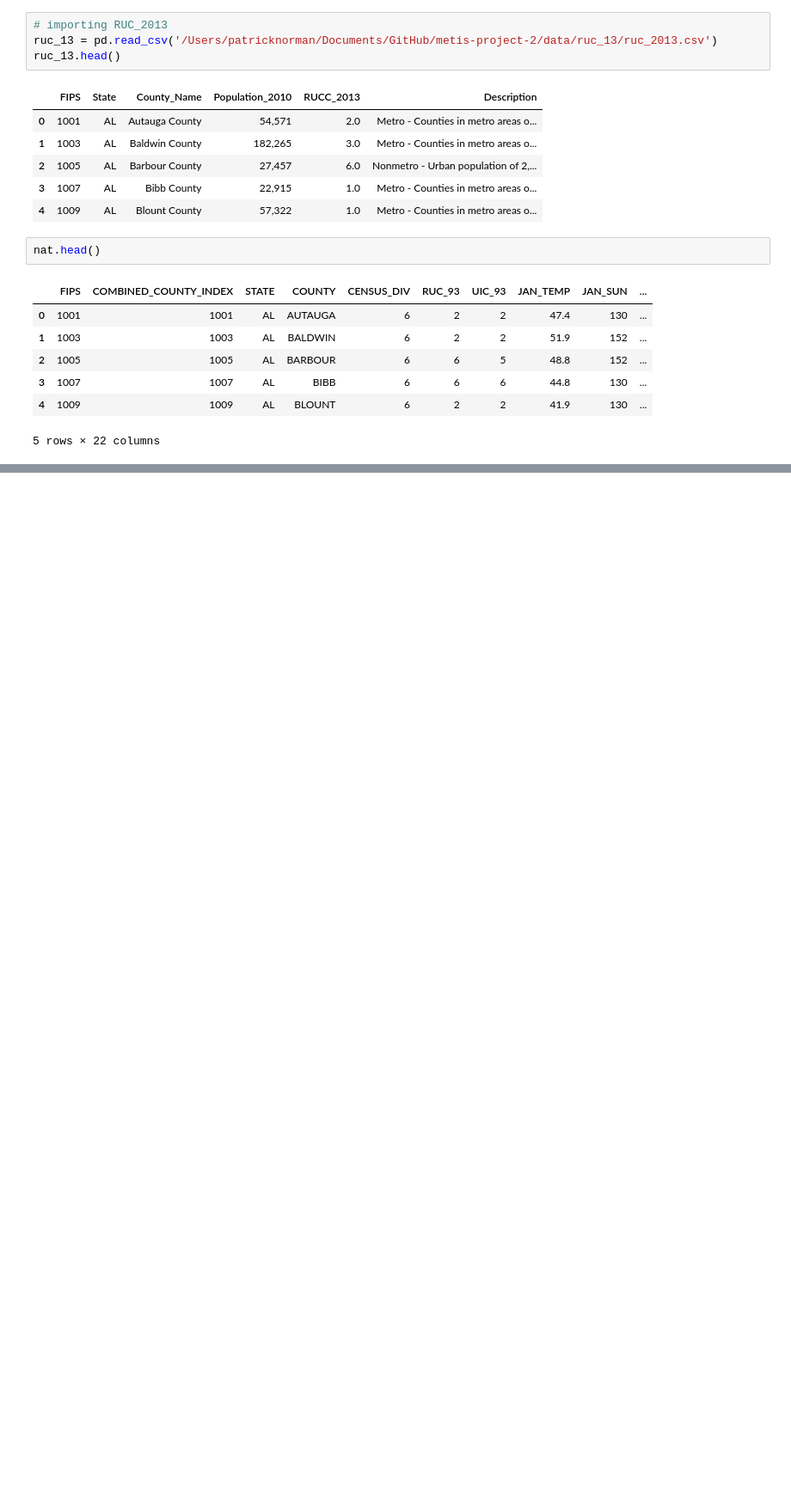
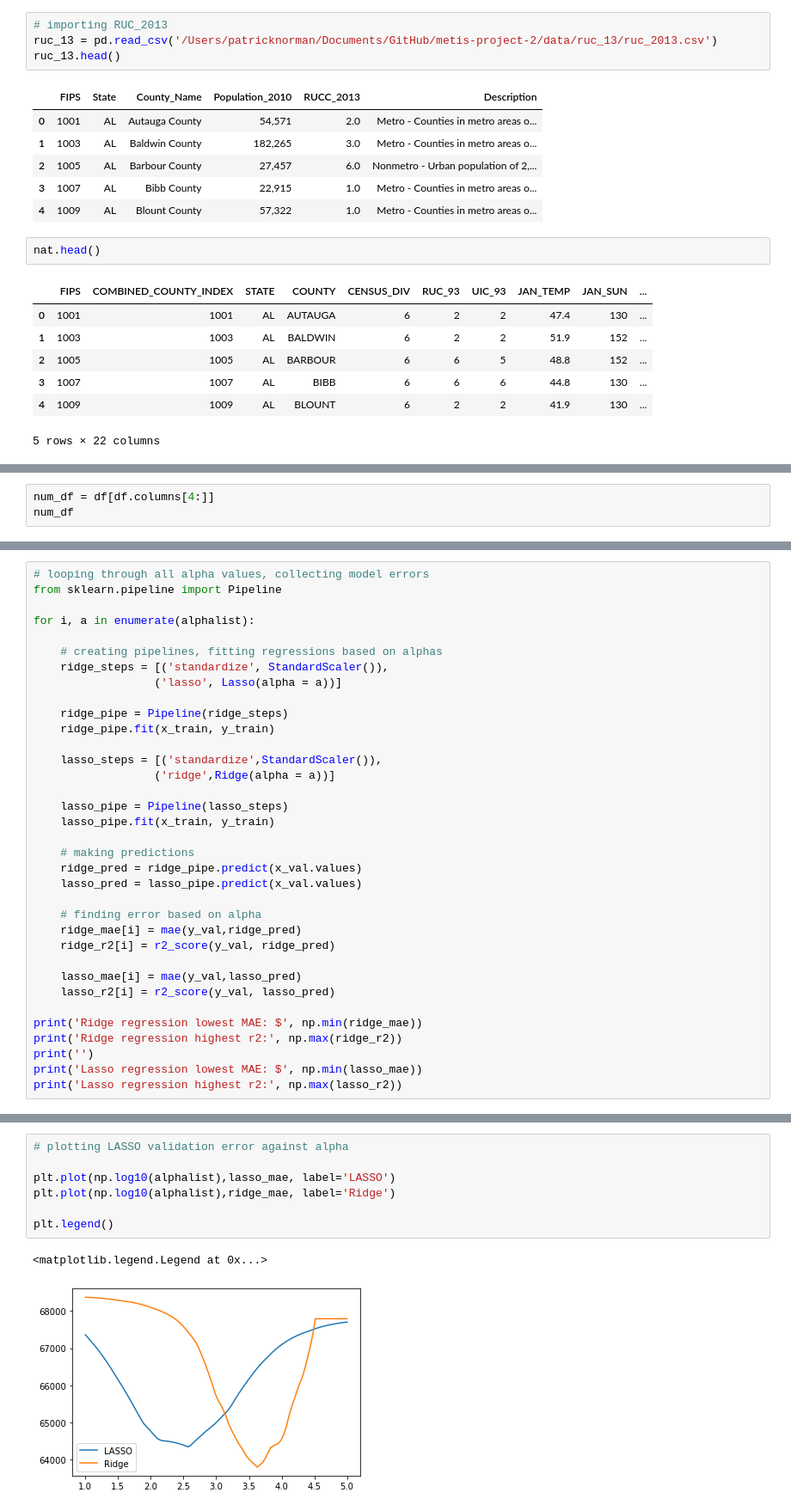
Before and after one commit to pjn51/beauty-and-value, a Jupyter notebook: metis_project_2.ipynb, the cells around one changed output, grey strips where cells are left out. Shown at 86% size. Saved outputs shown, nothing was run; the diff lists cells and outputs as text; blank space fills up the shorter version.

```diff
--- a/metis_project_2.ipynb
+++ b/metis_project_2.ipynb
@@ -251,0 +534,3 @@ KeyError: 0        1001
+# %%
+num_df = df[df.columns[4:]]
+num_df
@@ -251,0 +648,35 @@ KeyError: 0        1001
+# %%
+# looping through all alpha values, collecting model errors
+from sklearn.pipeline import Pipeline
+
+for i, a in enumerate(alphalist):
+
+    # creating pipelines, fitting regressions based on alphas
+    ridge_steps = [('standardize', StandardScaler()),
+                  ('lasso', Lasso(alpha = a))]
+
+    ridge_pipe = Pipeline(ridge_steps)
+    ridge_pipe.fit(x_train, y_train)
+
+    lasso_steps = [('standardize',StandardScaler()),
+                  ('ridge',Ridge(alpha = a))]
+
+    lasso_pipe = Pipeline(lasso_steps)
+    lasso_pipe.fit(x_train, y_train)
+
+    # making predictions
+    ridge_pred = ridge_pipe.predict(x_val.values)
+    lasso_pred = lasso_pipe.predict(x_val.values)
+
+    # finding error based on alpha
+    ridge_mae[i] = mae(y_val,ridge_pred)
+    ridge_r2[i] = r2_score(y_val, ridge_pred)
+
+    lasso_mae[i] = mae(y_val,lasso_pred)
+    lasso_r2[i] = r2_score(y_val, lasso_pred)
+
+print('Ridge regression lowest MAE: $', np.min(ridge_mae))
+print('Ridge regression highest r2:', np.max(ridge_r2))
+print('')
+print('Lasso regression lowest MAE: $', np.min(lasso_mae))
+print('Lasso regression highest r2:', np.max(lasso_r2))
@@ -251,0 +689,10 @@ KeyError: 0        1001
+# %%
+# plotting LASSO validation error against alpha
+
+plt.plot(np.log10(alphalist),lasso_mae, label='LASSO')
+plt.plot(np.log10(alphalist),ridge_mae, label='Ridge')
+
+plt.legend()
+# %% [output]
+<matplotlib.legend.Legend at 0x...>
+[figure, added]
```
Also changed, not shown: parts of 81 cells of this notebook, 3 other files.
